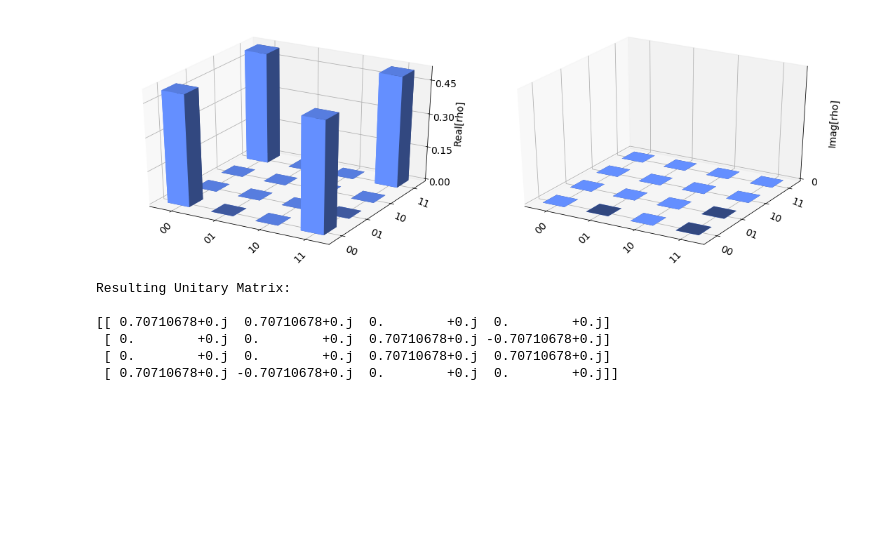
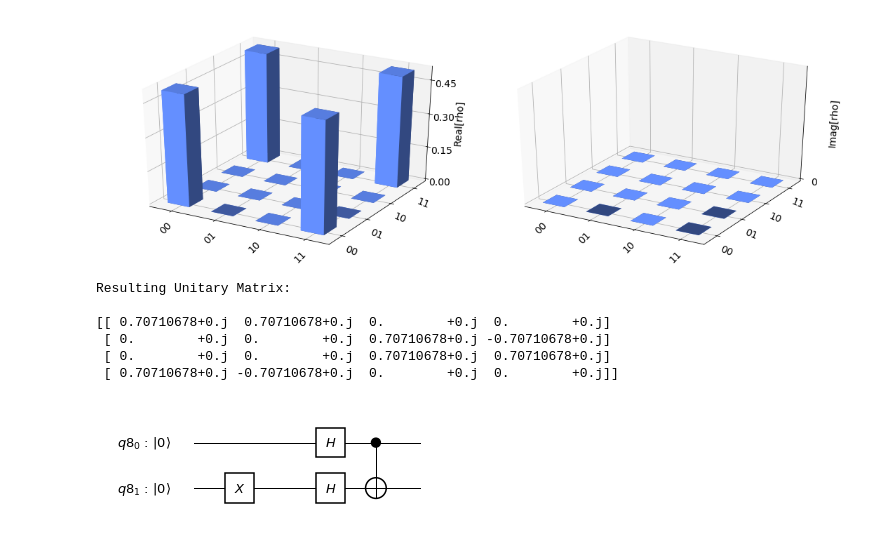
Before and after one commit to ParanoydAndroid/Qiskit_Demo, a Jupyter notebook: Demo_Rev2.ipynb, the cells around one changed output. Cells and saved outputs as stored; diff of their text form; code cells hidden in the pictures; blank space fills up the shorter version.

```diff
--- a/Demo_Rev2.ipynb
+++ b/Demo_Rev2.ipynb
@@ -352,3 +354,15 @@ Resulting Unitary Matrix:
  [ 0.        +0.j  0.        +0.j  0.70710678+0.j -0.70710678+0.j]
  [ 0.        +0.j  0.        +0.j  0.70710678+0.j  0.70710678+0.j]
  [ 0.70710678+0.j -0.70710678+0.j  0.        +0.j  0.        +0.j]]
+# %%
+q2 = QuantumRegister(2)
+qc2 = QuantumCircuit(q2)
+
+qc2.x(q2[1])
+qc2.barrier()
+qc2.h(q2)
+qc2.cx(q2[0], q2[1])
+
+qc2.draw(output='mpl', filename='phase_kickback', plot_barriers=False)
+# %% [output]
+[figure, added]
```
Also changed, not shown: parts of 2 cells of this notebook, 1 other file.
